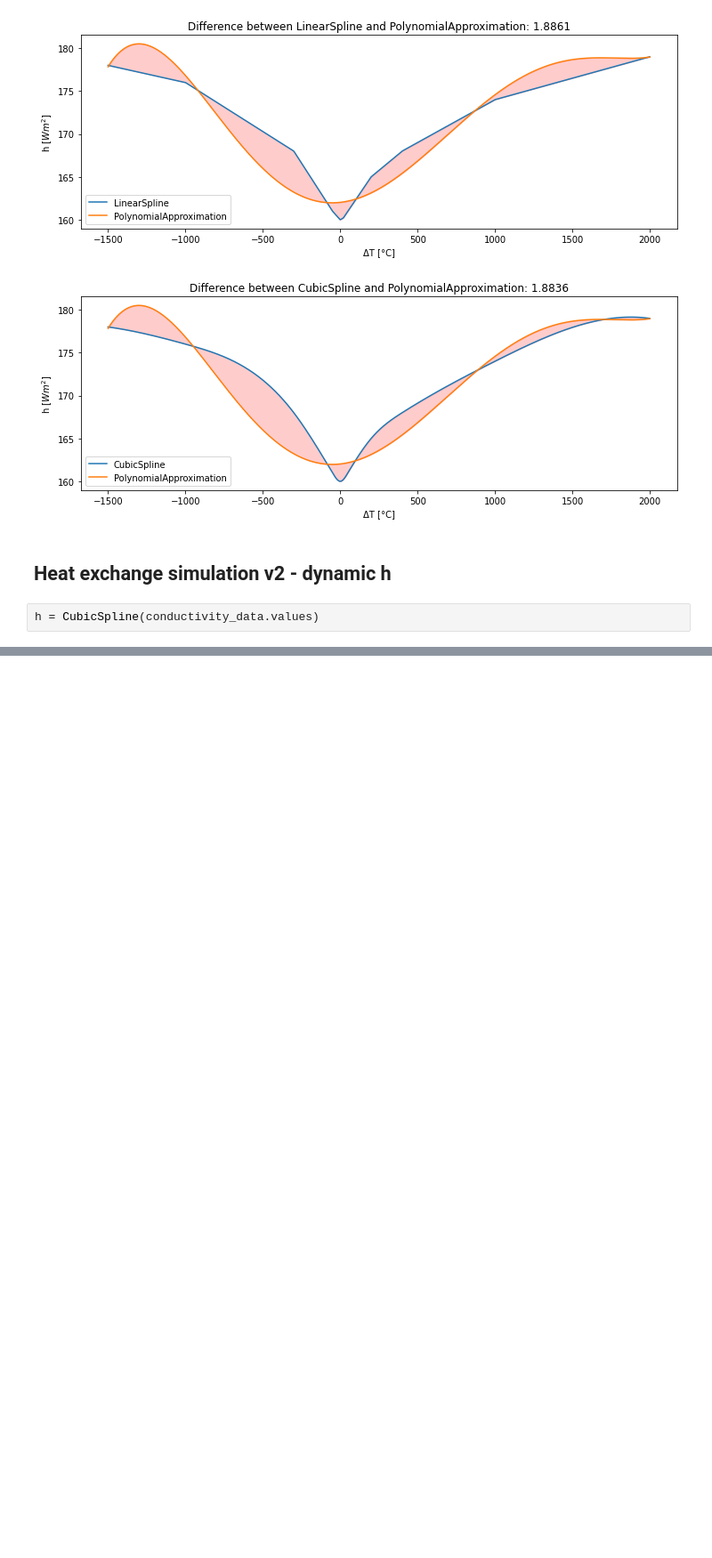
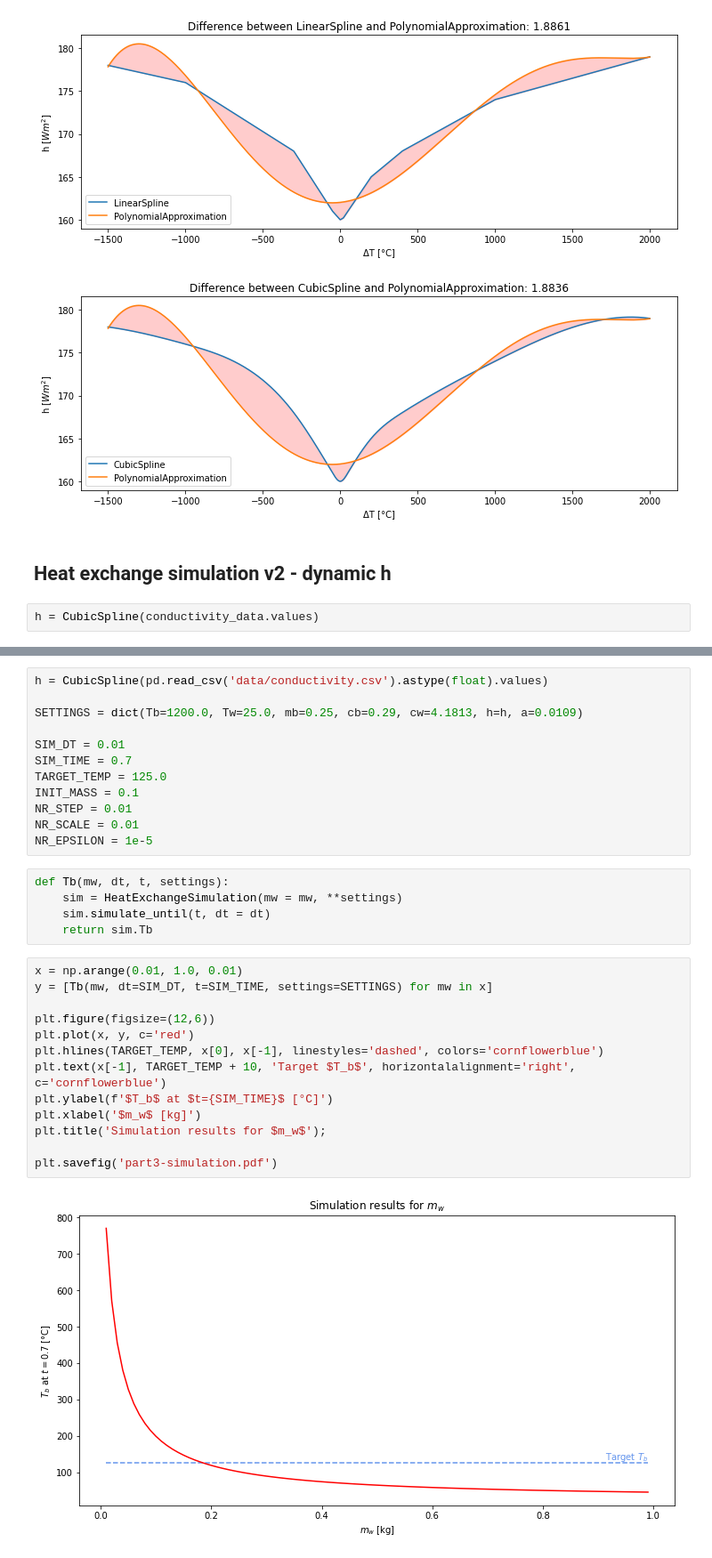
Before and after one commit to Regzand/PW-NumericalMethods, a Jupyter notebook: visualizations.ipynb, the cells around one changed output, grey strips where cells are left out. Shown at 89% size. Drawn from its saved outputs; the diff is of its cells as text; blank space fills up the shorter version.

```diff
--- a/visualizations.ipynb
+++ b/visualizations.ipynb
@@ -433,0 +454,32 @@ results
+# %%
+h = CubicSpline(pd.read_csv('data/conductivity.csv').astype(float).values)
+
+SETTINGS = dict(Tb=1200.0, Tw=25.0, mb=0.25, cb=0.29, cw=4.1813, h=h, a=0.0109)
+
+SIM_DT = 0.01
+SIM_TIME = 0.7
+TARGET_TEMP = 125.0
+INIT_MASS = 0.1
+NR_STEP = 0.01
+NR_SCALE = 0.01
+NR_EPSILON = 1e-5
+# %%
+def Tb(mw, dt, t, settings):
+    sim = HeatExchangeSimulation(mw = mw, **settings)
+    sim.simulate_until(t, dt = dt)
+    return sim.Tb
+# %%
+x = np.arange(0.01, 1.0, 0.01)
+y = [Tb(mw, dt=SIM_DT, t=SIM_TIME, settings=SETTINGS) for mw in x]
+
+plt.figure(figsize=(12,6))
+plt.plot(x, y, c='red')
+plt.hlines(TARGET_TEMP, x[0], x[-1], linestyles='dashed', colors='cornflowerblue')
+plt.text(x[-1], TARGET_TEMP + 10, 'Target $T_b$', horizontalalignment='right', c='cornflowerblue')
+plt.ylabel(f'$T_b$ at $t={SIM_TIME}$ [°C]')
+plt.xlabel('$m_w$ [kg]')
+plt.title('Simulation results for $m_w$');
+
+plt.savefig('part3-simulation.pdf')
+# %% [output]
+[figure, added]
```
Also changed, not shown: parts of 9 cells of this notebook, 2 other files.
